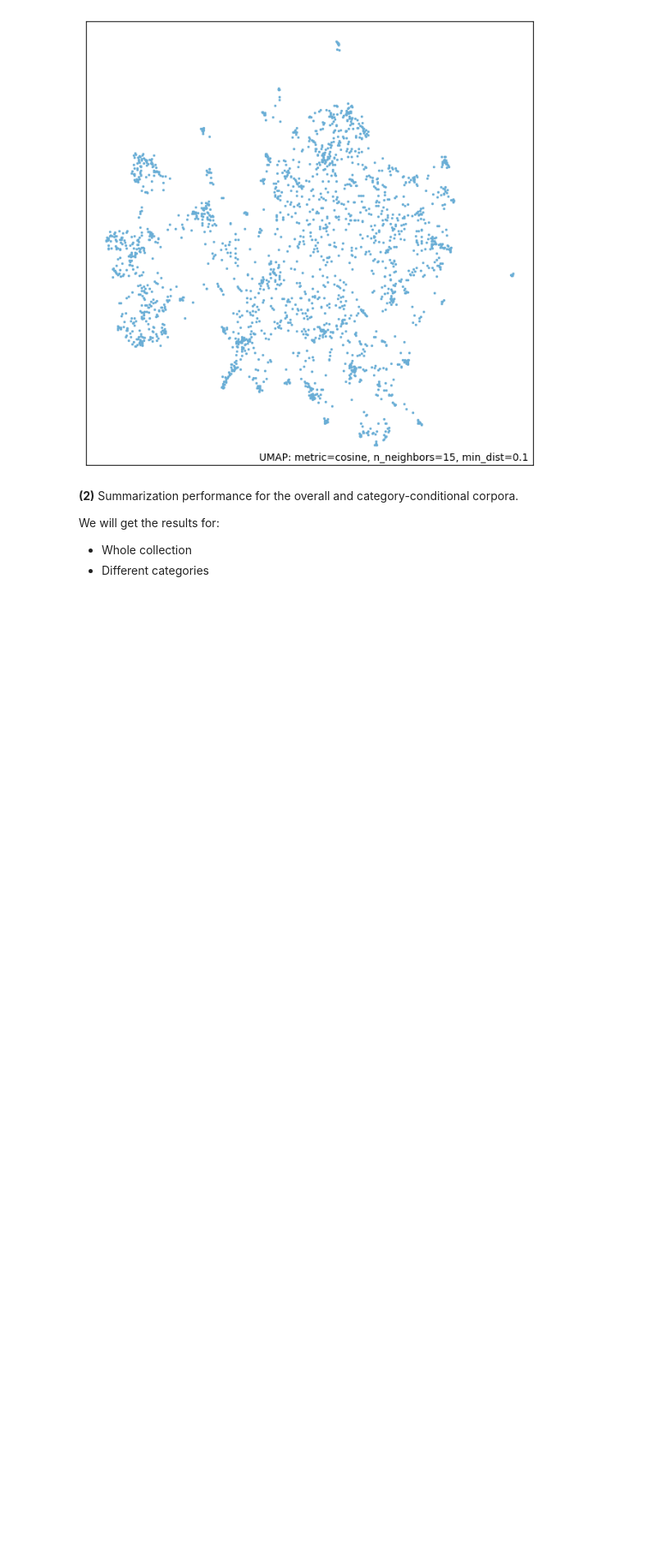
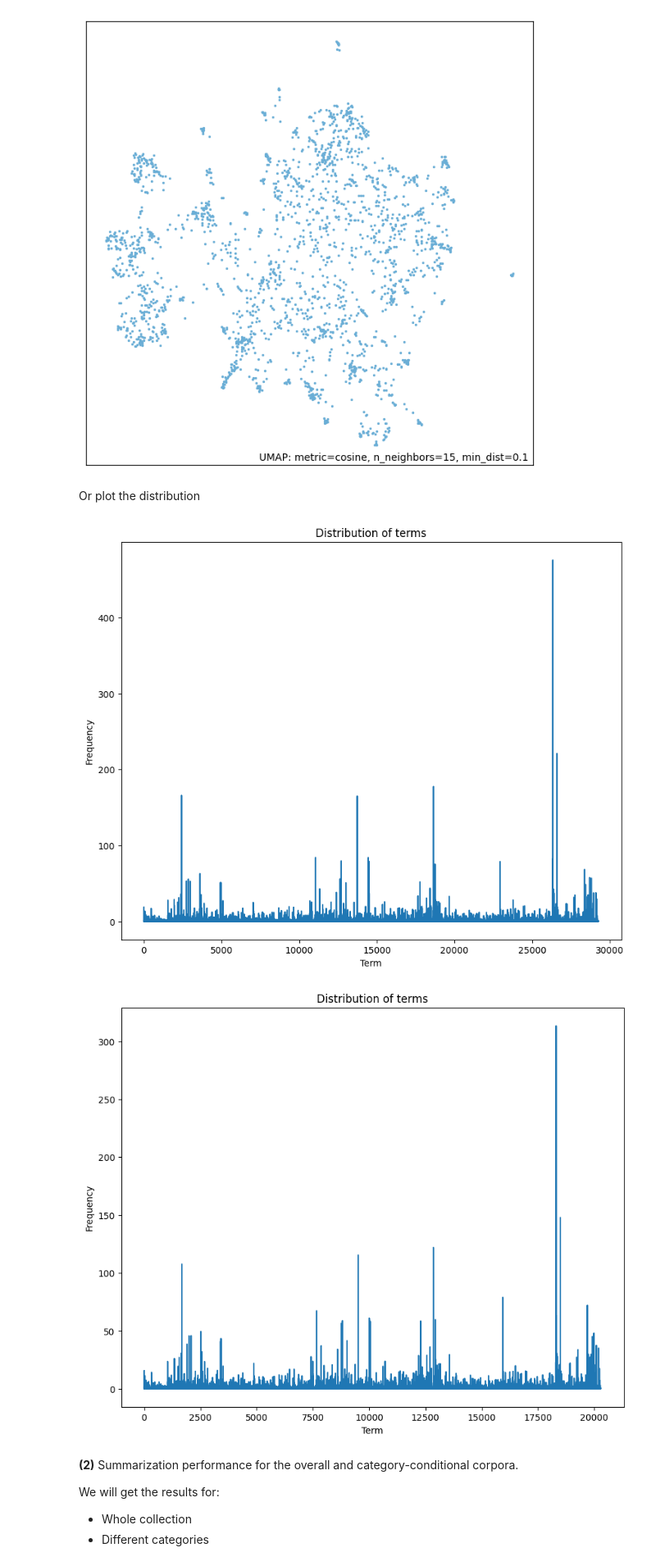
Before and after one commit to danieleavolio/Information-Processing-and-Retrieval, a Jupyter notebook: Project/Code/G8_P1_notebook.ipynb, the cells around one changed output. Shown at 82% size. Saved outputs shown, nothing was run; the diff lists cells and outputs as text; code cells hidden in the pictures; blank space fills up the shorter version.

```diff
--- a/Project/Code/G8_P1_notebook.ipynb
+++ b/Project/Code/G8_P1_notebook.ipynb
@@ -1139,6 +1156,26 @@ plt.show()
 [figure]
 [figure]
 [figure]
+# %% [markdown]
+Or plot the distribution
+# %%
+def plot_distribution(data):
+    term_distribution = data.sum(axis=0)
+    term_distribution = np.array(term_distribution).reshape(-1)
+
+    plt.figure(figsize=(10, 8))
+    plt.plot(term_distribution)
+    plt.title("Distribution of terms")
+    plt.xlabel("Term")
+    plt.ylabel("Frequency")
+
+    plt.show()
+
+plot_distribution(data)
+plot_distribution(summaries_data)
+# %% [output]
+[figure, added]
+[figure, added]
 # %% [markdown]
 **(2)** Summarization performance for the overall and category-conditional corpora.
 
```
Also changed, not shown: parts of 20 cells of this notebook, 5 other files.
